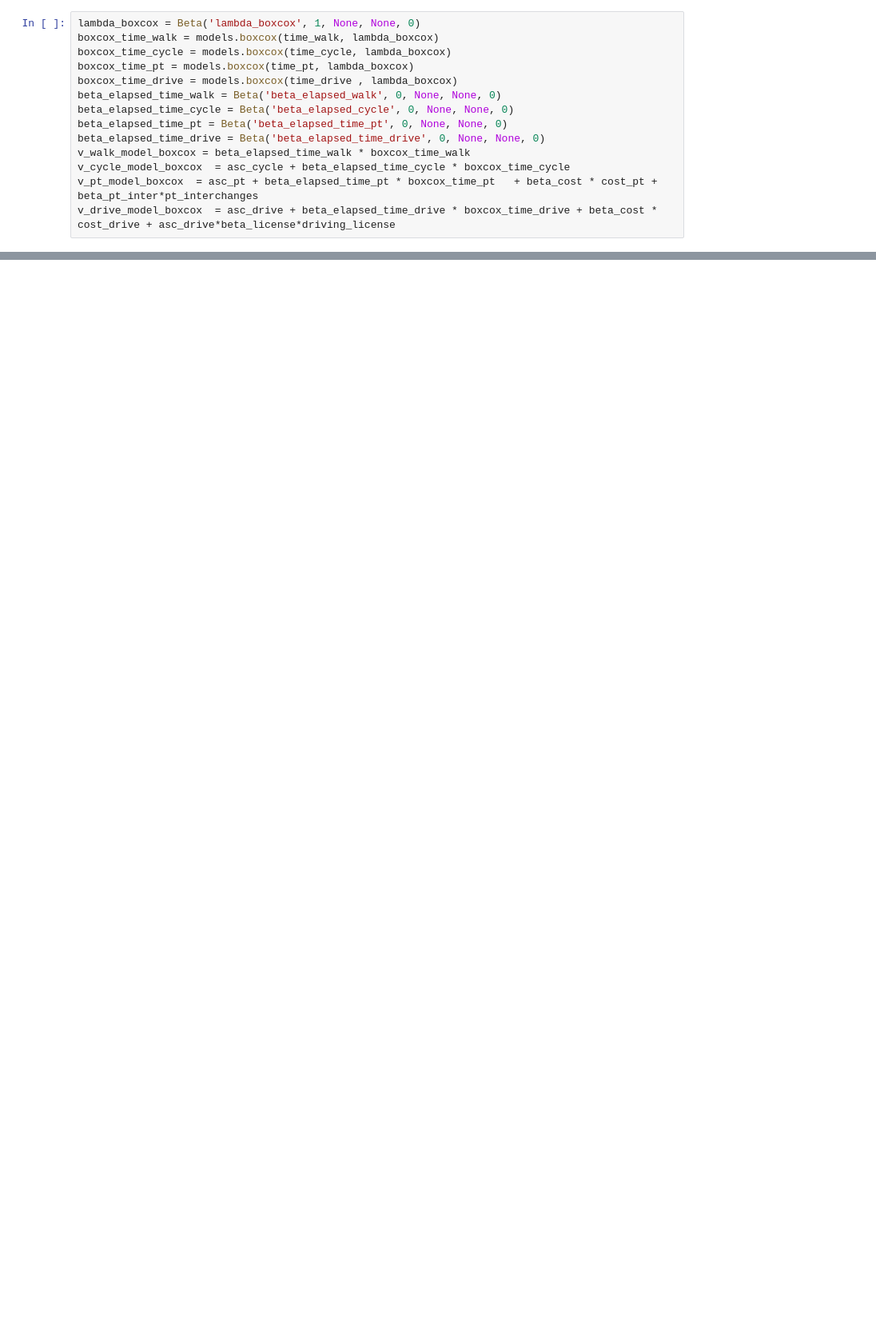
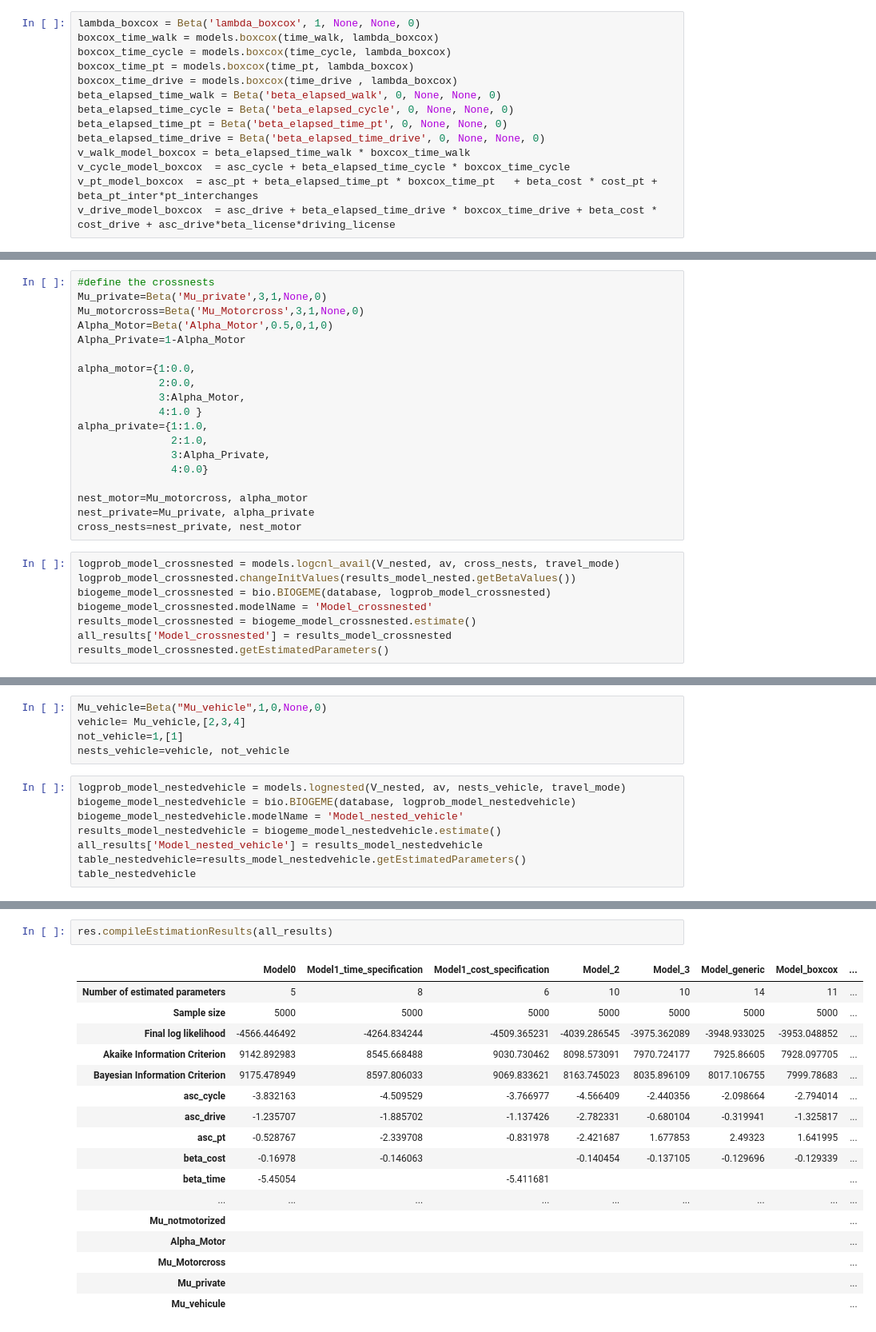
Before and after one commit to DunodMax/MMOB, a Jupyter notebook: main.ipynb, the cells around one changed output, grey strips where cells are left out. Shown at 80% size. Cells and saved outputs as stored; diff of their text form; blank space fills up the shorter version.

Commit message:
model 4

```diff
--- a/main.ipynb
+++ b/main.ipynb
@@ -503,0 +537,27 @@ LRTuple(message='H0 can be rejected at level 5.0%', statistic=172.4753942531106,
+# %%
+#define the crossnests
+Mu_private=Beta('Mu_private',3,1,None,0)
+Mu_motorcross=Beta('Mu_Motorcross',3,1,None,0)
+Alpha_Motor=Beta('Alpha_Motor',0.5,0,1,0)
+Alpha_Private=1-Alpha_Motor
+
+alpha_motor={1:0.0,
+             2:0.0,
+             3:Alpha_Motor,
+             4:1.0 }
+alpha_private={1:1.0,
+               2:1.0,
+               3:Alpha_Private,
+               4:0.0}
+
+nest_motor=Mu_motorcross, alpha_motor
+nest_private=Mu_private, alpha_private
+cross_nests=nest_private, nest_motor
+# %%
+logprob_model_crossnested = models.logcnl_avail(V_nested, av, cross_nests, travel_mode)
+logprob_model_crossnested.changeInitValues(results_model_nested.getBetaValues())
+biogeme_model_crossnested = bio.BIOGEME(database, logprob_model_crossnested)
+biogeme_model_crossnested.modelName = 'Model_crossnested'
+results_model_crossnested = biogeme_model_crossnested.estimate()
+all_results['Model_crossnested'] = results_model_crossnested
+results_model_crossnested.getEstimatedParameters()
@@ -503,0 +582,13 @@ LRTuple(message='H0 can be rejected at level 5.0%', statistic=172.4753942531106,
+# %%
+Mu_vehicle=Beta("Mu_vehicle",1,0,None,0)
+vehicle= Mu_vehicle,[2,3,4]
+not_vehicle=1,[1]
+nests_vehicle=vehicle, not_vehicle
+# %%
+logprob_model_nestedvehicle = models.lognested(V_nested, av, nests_vehicle, travel_mode)
+biogeme_model_nestedvehicle = bio.BIOGEME(database, logprob_model_nestedvehicle)
+biogeme_model_nestedvehicle.modelName = 'Model_nested_vehicle'
+results_model_nestedvehicle = biogeme_model_nestedvehicle.estimate()
+all_results['Model_nested_vehicle'] = results_model_nestedvehicle
+table_nestedvehicle=results_model_nestedvehicle.getEstimatedParameters()
+table_nestedvehicle
@@ -503,0 +618,20 @@ LRTuple(message='H0 can be rejected at level 5.0%', statistic=172.4753942531106,
+# %%
+res.compileEstimationResults(all_results)
+# %% [output]
+|  | Model0 | Model1_time_specification | Model1_cost_specification | Model_2 | Model_3 | Model_generic | Model_boxcox | ... |
+| Number of estimated parameters | 5 | 8 | 6 | 10 | 10 | 14 | 11 | ... |
+| Sample size | 5000 | 5000 | 5000 | 5000 | 5000 | 5000 | 5000 | ... |
+| Final log likelihood | -4566.446492 | -4264.834244 | -4509.365231 | -4039.286545 | -3975.362089 | -3948.933025 | -3953.048852 | ... |
+| Akaike Information Criterion | 9142.892983 | 8545.668488 | 9030.730462 | 8098.573091 | 7970.724177 | 7925.86605 | 7928.097705 | ... |
+| Bayesian Information Criterion | 9175.478949 | 8597.806033 | 9069.833621 | 8163.745023 | 8035.896109 | 8017.106755 | 7999.78683 | ... |
+| asc_cycle | -3.832163 | -4.509529 | -3.766977 | -4.566409 | -2.440356 | -2.098664 | -2.794014 | ... |
+| asc_drive | -1.235707 | -1.885702 | -1.137426 | -2.782331 | -0.680104 | -0.319941 | -1.325817 | ... |
+| asc_pt | -0.528767 | -2.339708 | -0.831978 | -2.421687 | 1.677853 | 2.49323 | 1.641995 | ... |
+| beta_cost | -0.16978 | -0.146063 |  | -0.140454 | -0.137105 | -0.129696 | -0.129339 | ... |
+| beta_time | -5.45054 |  | -5.411681 |  |  |  |  | ... |
+| ... | ... | ... | ... | ... | ... | ... | ... | ... |
+| Mu_notmotorized |  |  |  |  |  |  |  | ... |
+| Alpha_Motor |  |  |  |  |  |  |  | ... |
+| Mu_Motorcross |  |  |  |  |  |  |  | ... |
+| Mu_private |  |  |  |  |  |  |  | ... |
+| Mu_vehicule |  |  |  |  |  |  |  | ... |
```
Also changed, not shown: parts of 27 cells of this notebook.
